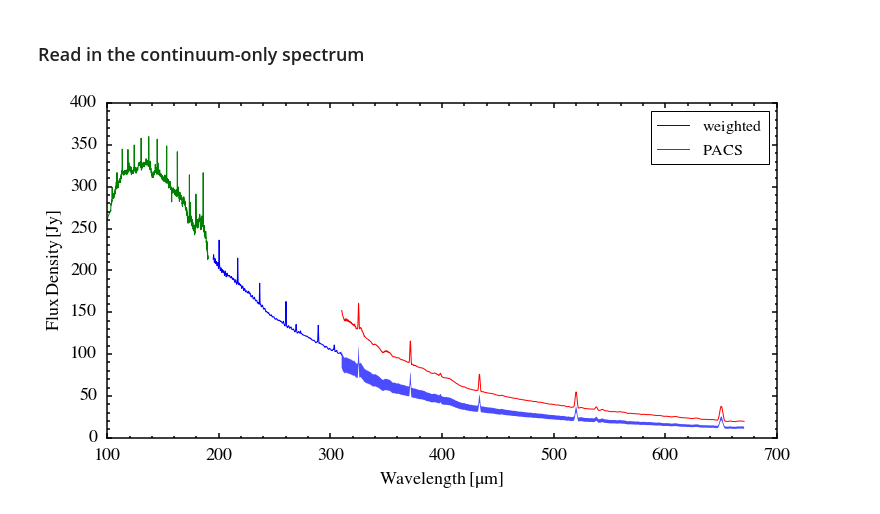
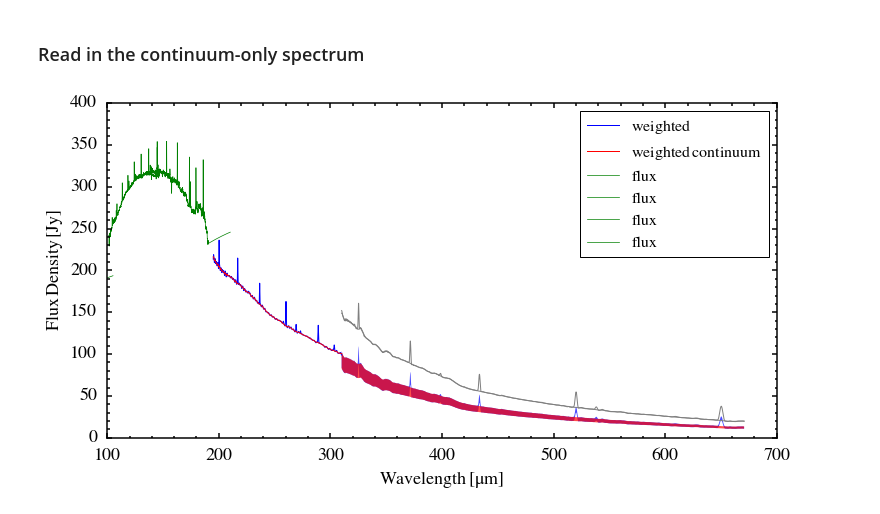
Before and after one commit to yaolun/sa, a Jupyter notebook: spire_products_comparison.ipynb, the cells around one changed output. Saved outputs shown, nothing was run; the diff lists cells and outputs as text; code cells hidden in the pictures.

```diff
--- a/spire_products_comparison.ipynb
+++ b/spire_products_comparison.ipynb
@@ -61,3 +56,16 @@ wl_pacs, flux_pacs = np.genfromtxt(
+# %%
+from astropy.io import ascii
+# read PACS spectrum
+wl_pacs, flux_pacs = np.genfromtxt(
+    '/Users/yaolun/bhr71/data/Herschel_spec/BHR71_central9Spaxels_PointSourceCorrected_trim.txt',\
+    skip_header=1).T
+
+# read HSA products
+pacs_spec = []
+pacs_ver = 'spec3x3'
+for cam in ['b1','b2','r1','r2']:
+    pacs_spec.append(ascii.read('/Users/yaolun/bhr71/calibration_testing/HSA/BHR71_'+pacs_ver+'_'+cam+'.txt',
+                                data_start=4, names=['wave','flux']))
 # %%
 fig = plt.figure(figsize=(12,6))
 ax = fig.add_subplot(111)
@@ -203,7 +224,7 @@ ax.tick_params('both',labelsize=18,width=1.5,which='minor',pad=10,length=2.5)
 # %% [markdown]
 ## Calculate the ratio of SSW and SLW configurations under a reference Gaussian beam
 # %%
-hdu = fits.open('/Users/yaolun/bhr71/fitting/BHR71/spire/data/fits/1342248249_HR_spectrum_point_apod.fits')
+hdu = fits.open('/Users/yaolun/bhr71/calibration_testing/HSA/bhr71_spire_point_apod.fits')
 cen_ra = hdu[18].header['RA']
 cen_dec = hdu[18].header['DEC']
 
@@ -240,12 +261,13 @@ print ssw_area, slw_area, ssw_area/slw_area
 # %% [markdown]
 ### setup the Gaussian reference beam
 # %%
-grid = gridding(, size=1201., phys_size=120.)
+beam_size = 26.5
+grid = gridding(beam_size, size=1201., phys_size=120.)
 # %% [markdown]
 ### SSW
 # %%
 ref_ssw = min(diam_ssw_beam)
-filename = '/Users/yaolun/bhr71/fitting/BHR71/spire/data/fits/1342248249_HR_spectrum_point_apod.fits'
+filename = '/Users/yaolun/bhr71/calibration_testing/HSA/bhr71_spire_point_apod.fits'
 hdu = fits.open(filename)
 
 from scipy.interpolate import interp1d
@@ -460,46 +482,49 @@ ax = fig.add_subplot(111)
 # ax.plot(wl_slw_sum, flux_slw_sum, 'b-', label=r'$\rm{\Sigma\,(SLW)}$')
 
 ax.plot(wl_ssw_wsum, flux_ssw_wsum, '-', color='b', label=r'$\rm{weighted}$')
-ax.plot(wl_slw_wsum, flux_slw_wsum, '-', color='r')
+ax.plot(wl_slw_wsum, flux_slw_wsum, '-', color='Gray')
 ax.fill_between(wl_slw_wsum, flux_slw_wsum*0.55, flux_slw_wsum*0.68, color='b', alpha=0.7, edgecolor='None')
 
-# ax.plot(wl_ssw_cont, flux_ssw_cont, '-', color='b', label=r'$\rm{weighted\,continuum}$')
-# ax.plot(wl_slw_cont, flux_slw_cont, '-', color='b')
+ax.plot(wl_ssw_cont, flux_ssw_cont, '-', color='r', label=r'$\rm{weighted\,continuum}$')
+ax.plot(wl_slw_cont, flux_slw_cont, '-', color='Gray')
+ax.fill_between(wl_slw_wsum, flux_slw_cont*0.55, flux_slw_cont*0.68, color='r', alpha=0.7, edgecolor='None')
 
 # ax.plot(c/1e5/hdu[5].data.field(0), hdu[5].data.field(1))
 
 # ax.plot(wl_ssw_cor_cont, flux_ssw_cor_cont, 'm-', label=r'$\rm{SECT-corrected}$')
 
 # ax.plot(wl_cor_raw, flux_cor_raw, 'k-', label=r'$\rm{SECT-corrected}$')
 
 # ax.plot(wl_sect_ssw, flux_sect_ssw*ratio_ssw_smooth, color='Blue', linestyle='-', label=r'$\rm{corrected\,from\,SECT}$')
 # ax.plot(wl_sect_slw, flux_sect_slw*ratio_slw_smooth, color='Blue', linestyle='-')
 
 # pot, = ax.plot(wl_slw_pot, flux_slw_pot, '-', color='Orange', label=r'$\rm{point\,source\,corrected}$')
 # ax.plot(wl_ssw_pot, flux_ssw_pot, '-', color='Orange')
 
 # PACS
-pacs, = ax.plot(wl_pacs, flux_pacs, 'g-', label=r'$\rm{PACS}$')
+# pacs, = ax.plot(wl_pacs, flux_pacs, 'g-', label=r'$\rm{PACS}$')
+for i in range(len(pacs_spec)):
+    ax.plot(pacs_spec[i]['wave'], pacs_spec[i]['flux'], color='g', linestyle='-', linewidth=0.7)
 
 # plot the smooth function
 # smooth = plt.axes([0.47 ,0.55, 0.4, 0.32], frameon=True)
 # smooth.plot(wl_sect_ssw, ratio_ssw_smooth, 'k-')
 # smooth.plot(wl_sect_slw, ratio_slw_smooth, 'k-')
 # smooth.set_xlim([190, 700])
 # smooth.set_xlabel(r'$\rm{Wavelength\,[\mu m]}$', fontsize=12)
 # smooth.set_ylabel(r'$\rm{Scaling\,factor}$', fontsize=12)
 
 ax.legend(numpoints=1, loc='best', fontsize=16)
 ax.set_xlim([100, 700])
 ax.set_xlabel(r'$\rm{Wavelength\,[\mu m]}$', fontsize=18)
 ax.set_ylabel(r'$\rm{Flux\,Density\,[Jy]}$', fontsize=18)
 [ax.spines[axis].set_linewidth(1.5) for axis in ['top','bottom','left','right']]
 ax.minorticks_on()
 ax.tick_params('both',labelsize=18,width=1.5,which='major',pad=10,length=5)
 ax.tick_params('both',labelsize=18,width=1.5,which='minor',pad=10,length=2.5)
 
-fig.savefig('/Users/yaolun/test/spire_sum.pdf',format='pdf',dpi=300, bbox_inches='tight')
+fig.savefig('/Users/yaolun/test/spire_sum_hsa.pdf',format='pdf',dpi=300, bbox_inches='tight')
 # %% [output]
-[figure, old version]
+[figure, new version]
 # %%
 # output the resulting spectrum
```
Also changed, not shown: parts of 8 cells of this notebook, 4 other files.
